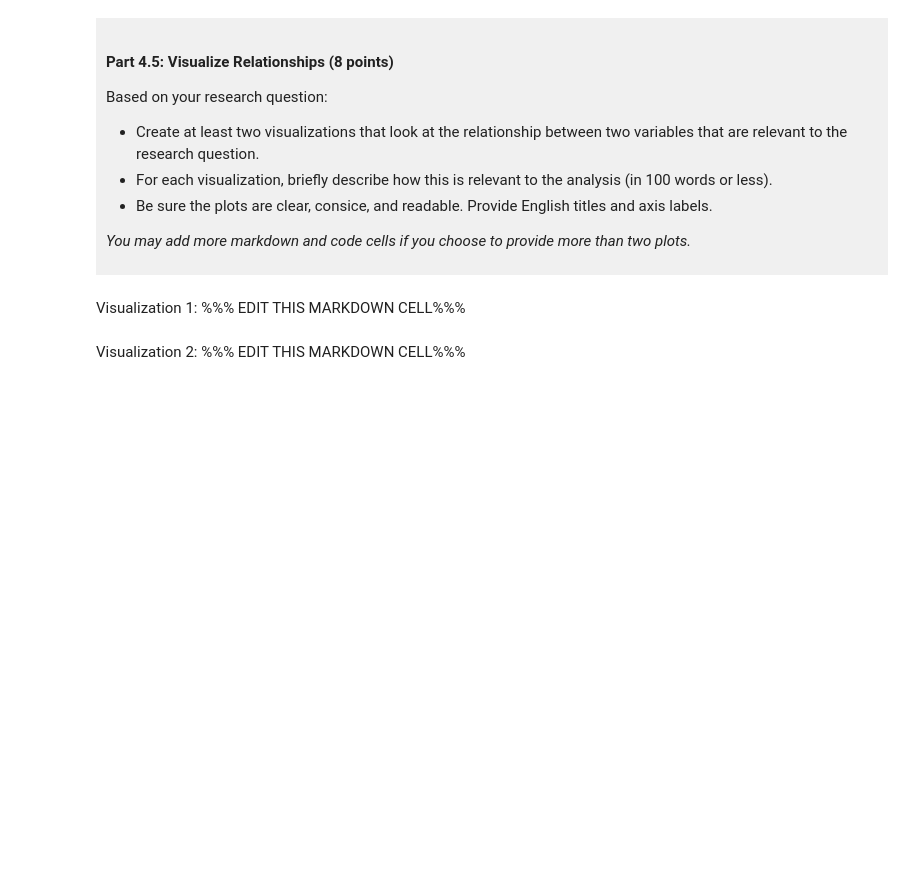
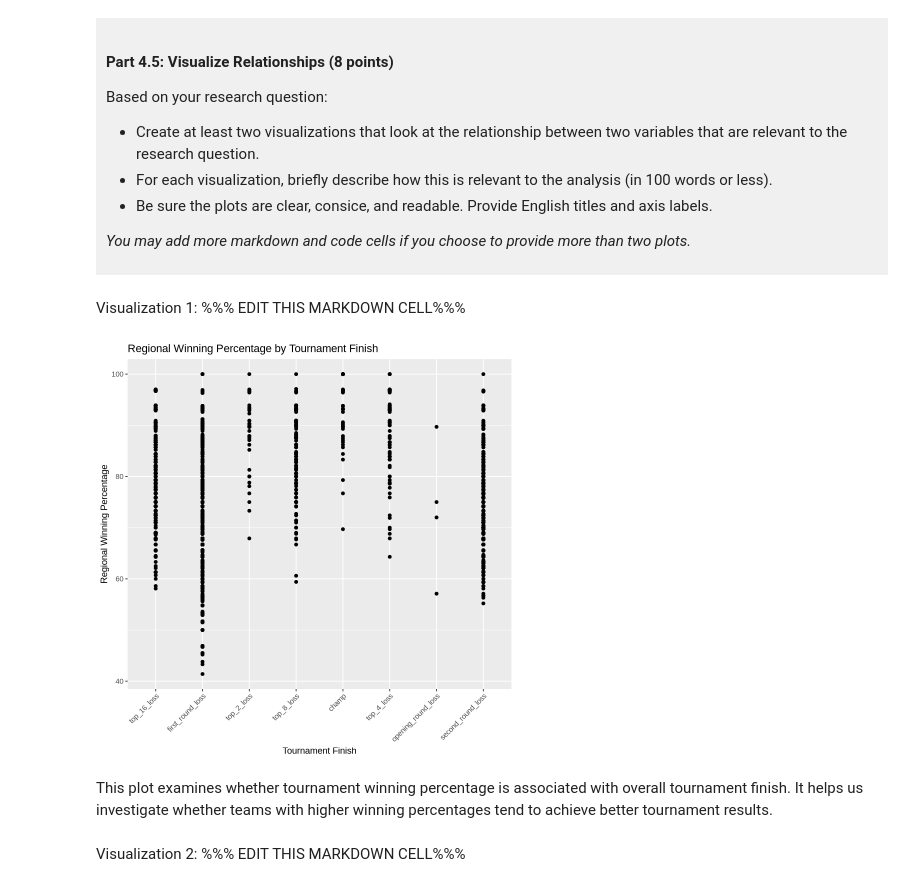
Before and after one commit to anjali012207/dsci-100-project-anjali, a Jupyter notebook: dsci-100-project-notebook.ipynb, the cells around one changed output. Cells and saved outputs as stored; diff of their text form; code cells hidden in the pictures; blank space fills up the shorter version.

```diff
--- a/dsci-100-project-notebook.ipynb
+++ b/dsci-100-project-notebook.ipynb
@@ -310,7 +428,16 @@ Based on your research question:
 # %% [markdown]
 Visualization 1: %%% EDIT THIS MARKDOWN CELL%%%
 # %%
-### EDIT THIS CODE CELL FOR VISUALIZATION 1###
+ggplot(tidy_data2, aes(x = tourney_finish, y = reg_wins_pct)) +
+  geom_point() +
+  xlab("Tournament Finish") +
+  ylab("Regional Winning Percentage") +
+  ggtitle("Regional Winning Percentage by Tournament Finish")+
+theme(axis.text.x = element_text(angle = 45, hjust = 1))
+# %% [output]
+[figure, added]
+# %% [markdown]
+This plot examines whether tournament winning percentage is associated with overall tournament finish. It helps us investigate whether teams with higher winning percentages tend to achieve better tournament results.
 # %% [markdown]
 Visualization 2: %%% EDIT THIS MARKDOWN CELL%%%
 # %%
```
Also changed, not shown: parts of 10 cells of this notebook.
